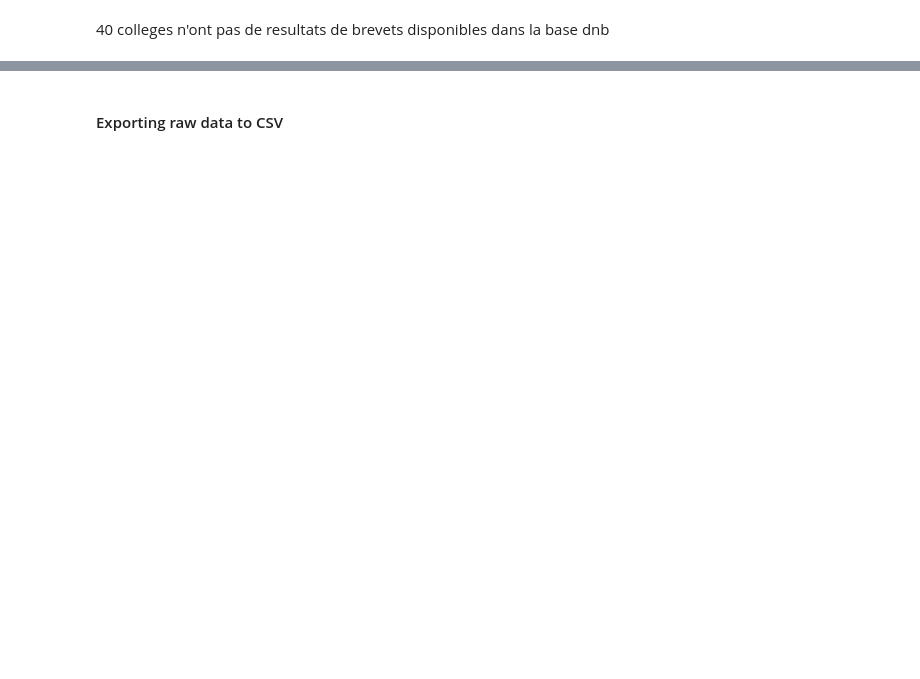
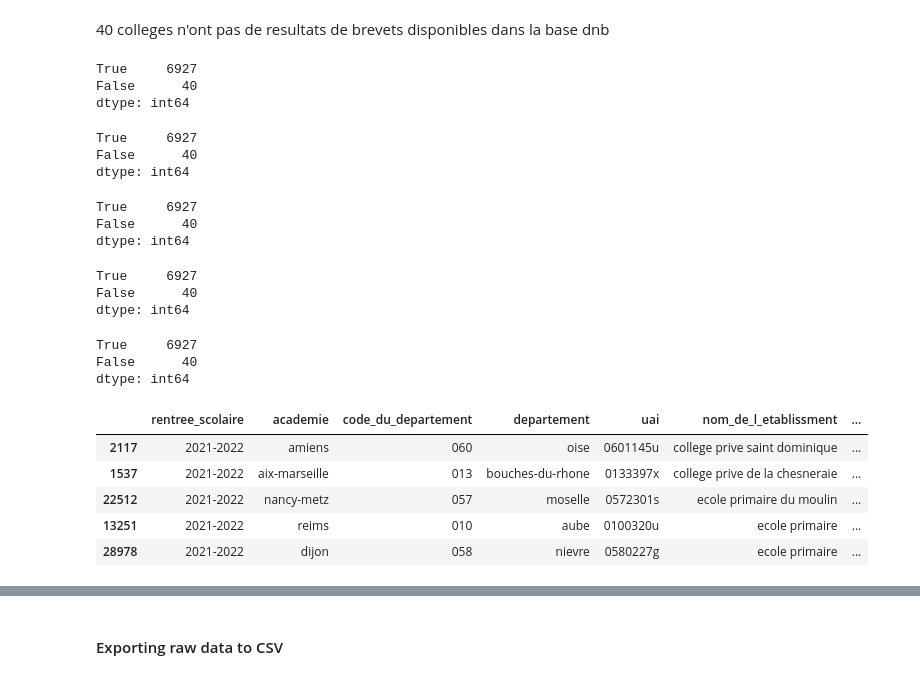
Before and after one commit to crish1eev1/indice-de-position-sociale, a Jupyter notebook: main.ipynb, the cells around one changed output, grey strips where cells are left out. Cells and saved outputs as stored; diff of their text form; code cells hidden in the pictures; blank space fills up the shorter version.

```diff
--- a/main.ipynb
+++ b/main.ipynb
@@ -244,7 +278,8 @@ df_raw_dnb_par_etablissement_2021 = df_raw_dnb_par_etablissement[df_raw_dnb_par_
 # %%
 df_raw_dnb_par_etablissement_2021 = df_raw_dnb_par_etablissement_2021.rename(columns = {'numero_d_etablissement': 'uai'})
 # %%
-df_raw_dnb_par_etablissement_2021['uai'] = df_raw_dnb_par_etablissement_2021['uai'].astype('string')
-df_raw_ips['uai'] = df_raw_ips['uai'].astype('string')
+# Useless code now ?
+# df_raw_dnb_par_etablissement_2021['uai'] = df_raw_dnb_par_etablissement_2021['uai'].astype('string')
+# df_raw_ips['uai'] = df_raw_ips['uai'].astype('string')
 # %%
 len(df_raw_dnb_par_etablissement_2021)
@@ -269,24 +363,51 @@ df_raw.loc[df_raw["secteur"] == "privé sous contrat", "secteur"] = "prive"
 # %%
 #check if only 40 values are different
 (df_raw[df_raw["type_etablissement"] == "college"]["secteur"] == df_raw[df_raw["type_etablissement"] == "college"]["secteur_d_enseignement"]).value_counts()  #count
+# %% [output]
+True     6927
+False      40
+dtype: int64
 # %%
 #check if only 40 values are different
 (df_raw[df_raw["type_etablissement"] == "college"]["code_insee_de_la_commune"] == df_raw[df_raw["type_etablissement"] == "college"]["commune_et_arrondissement"]).value_counts()  #count
+# %% [output]
+True     6927
+False      40
+dtype: int64
 # %%
 #check if only 40 values are different
 (df_raw[df_raw["type_etablissement"] == "college"]["code_du_departement"] == df_raw[df_raw["type_etablissement"] == "college"]["departementright"]).value_counts()  #count
+# %% [output]
+True     6927
+False      40
+dtype: int64
 # %%
 (df_raw[df_raw["type_etablissement"] == "college"]["departement"] == df_raw[df_raw["type_etablissement"] == "college"]["departement_libelle"]).value_counts()  #count
+# %% [output]
+True     6927
+False      40
+dtype: int64
 # %%
 (df_raw[df_raw["type_etablissement"] == "college"]["academie"] == df_raw[df_raw["type_etablissement"] == "college"]["academie_libelle"]).value_counts()  #count
+# %% [output]
+True     6927
+False      40
+dtype: int64
 # %%
 # Removing joined columns not bringing any value
 df_raw.drop(columns=['session', 'denomination_principale', 'secteur_d_enseignement', 'commune_et_arrondissement', 'commune_et_arrondissement_lib_l', 'departementright',
                      'departement_libelle', 'academieright', 'academie_libelle', 'region', 'region_libelle'],
         errors='ignore',
         inplace=True)
 
-df_raw.head()
+df_raw.sample(5)
+# %% [output]
+|  | rentree_scolaire | academie | code_du_departement | departement | uai | nom_de_l_etablissment | ... |
+| 2117 | 2021-2022 | amiens | 060 | oise | 0601145u | college prive saint dominique | ... |
+| 1537 | 2021-2022 | aix-marseille | 013 | bouches-du-rhone | 0133397x | college prive de la chesneraie | ... |
+| 22512 | 2021-2022 | nancy-metz | 057 | moselle | 0572301s | ecole primaire du moulin | ... |
+| 13251 | 2021-2022 | reims | 010 | aube | 0100320u | ecole primaire | ... |
+| 28978 | 2021-2022 | dijon | 058 | nievre | 0580227g | ecole primaire | ... |
 # %%
 # Creating a copy of the dataframe
 df = df_raw.copy()
```
Also changed, not shown: parts of 46 cells of this notebook.
